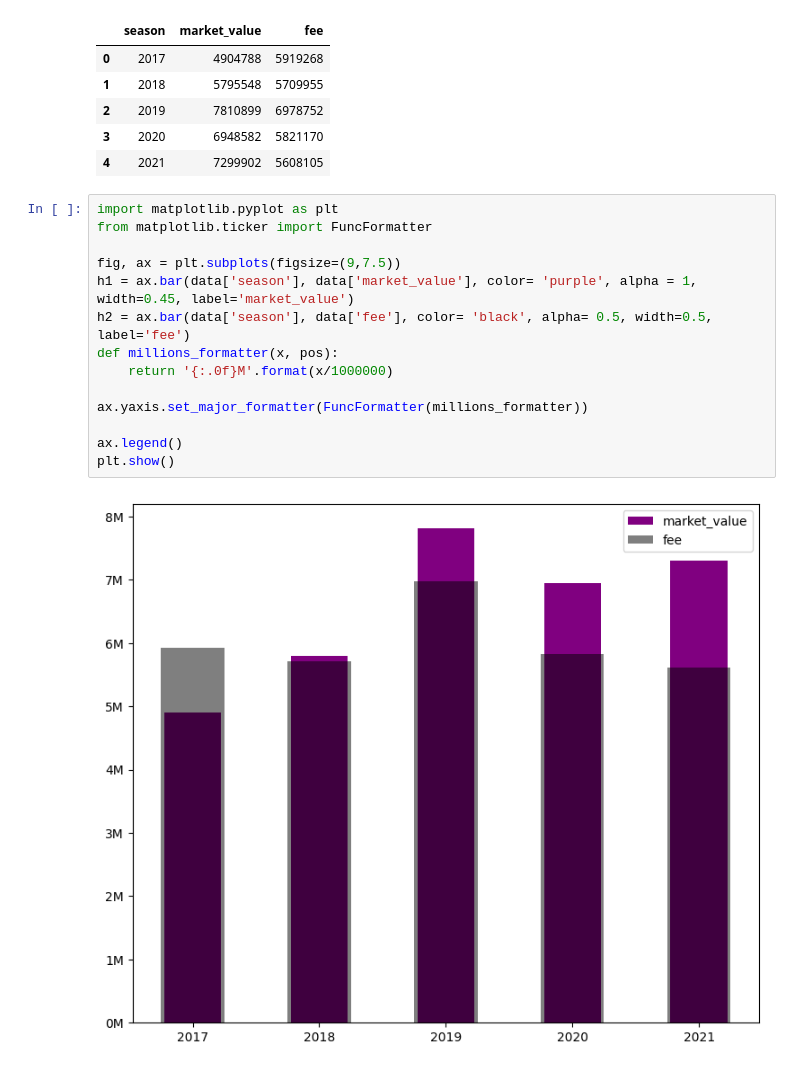
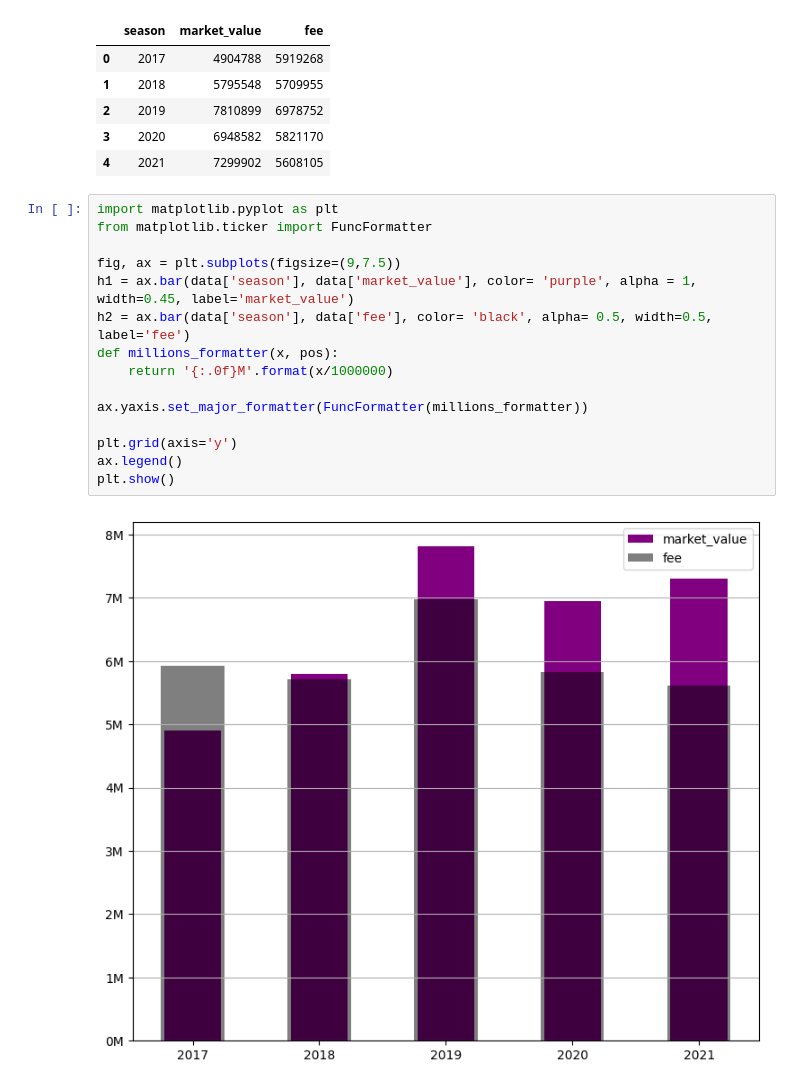
Before and after one commit to sinaaasghari/Transfermarket-project, a Jupyter notebook: Database/Statistics.ipynb, the cells around one changed output. Saved outputs shown, nothing was run; the diff lists cells and outputs as text.

Commit message:
plots image and jupyter file added

```diff
--- a/Database/Statistics.ipynb
+++ b/Database/Statistics.ipynb
@@ -54,16 +54,17 @@ data
 # %%
 import matplotlib.pyplot as plt
 from matplotlib.ticker import FuncFormatter
 
 fig, ax = plt.subplots(figsize=(9,7.5))
 h1 = ax.bar(data['season'], data['market_value'], color= 'purple', alpha = 1, width=0.45, label='market_value')
 h2 = ax.bar(data['season'], data['fee'], color= 'black', alpha= 0.5, width=0.5, label='fee')
 def millions_formatter(x, pos):
     return '{:.0f}M'.format(x/1000000)
 
 ax.yaxis.set_major_formatter(FuncFormatter(millions_formatter))
 
+plt.grid(axis='y')
 ax.legend()
 plt.show()
 # %% [output]
-[figure, old version]
+[figure, new version]
```
Also changed, not shown: 4 other files.
